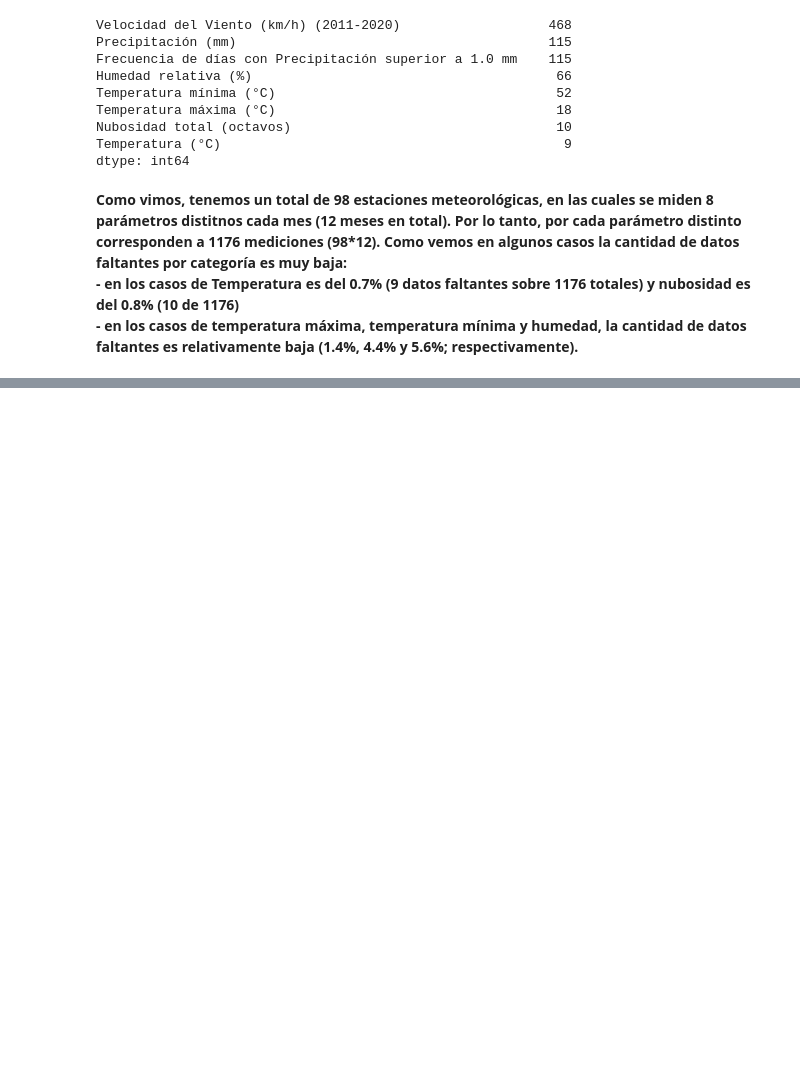
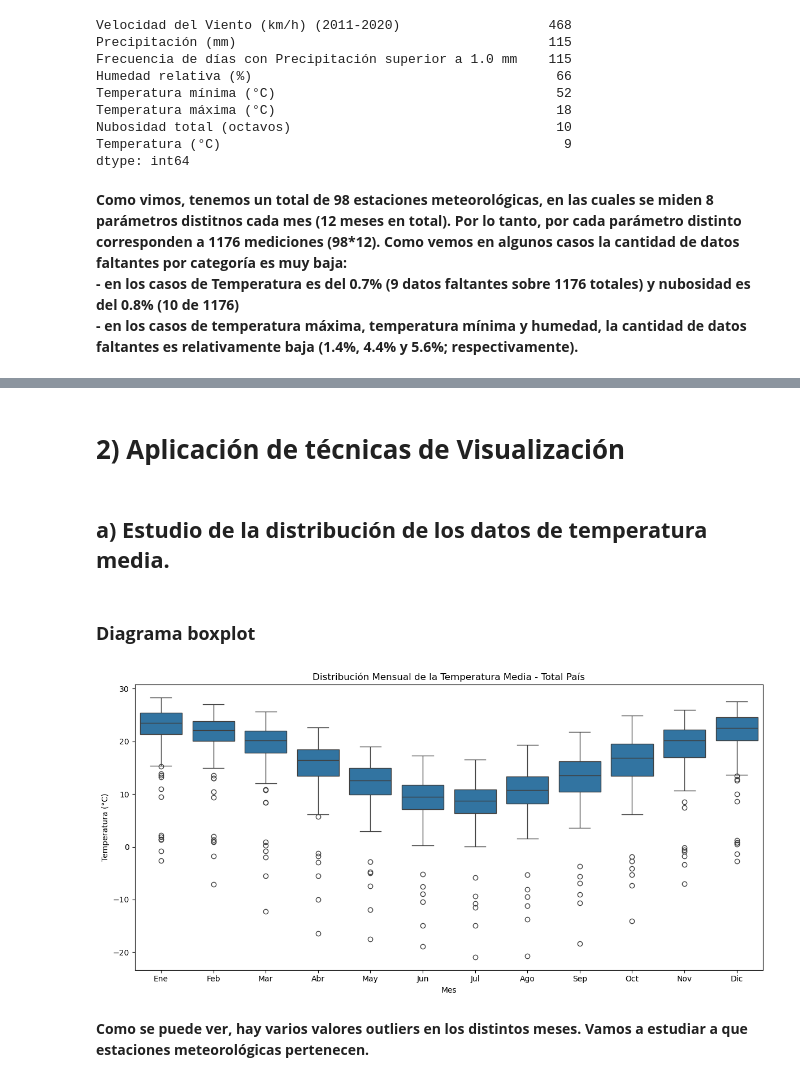
Before and after one commit to jFet1/AdD-TP, a Jupyter notebook: Trabajo_final_leandro.ipynb, the cells around one changed output, grey strips where cells are left out. Cells and saved outputs as stored; diff of their text form; code cells hidden in the pictures; blank space fills up the shorter version.

```diff
--- a/Trabajo_final_leandro.ipynb
+++ b/Trabajo_final_leandro.ipynb
@@ -392,0 +295,7 @@ graficar_grupo(df_aero, grupo_3, "Nubosidad y Días con Lluvia - Aeroparque",
+# %%
+# Guardamos el df corregido como df_corr
+df_corr=df30
+df_corr
+
+#Hacemos una copia csv como checkpoint
+# df_corr.to_csv("df_corregido.csv", index = False)
@@ -392,0 +316,38 @@ graficar_grupo(df_aero, grupo_3, "Nubosidad y Días con Lluvia - Aeroparque",
+# %% [markdown]
+# **2) Aplicación de técnicas de Visualización**
+# %% [markdown]
+## **a) Estudio de la distribución de los datos de temperatura media.**
+# %% [markdown]
+### **Diagrama boxplot**
+# %%
+df_temp = df_corr[df_corr["Valor Medio de"] == "Temperatura (°C)"].copy()
+
+columnas_meses = ["Ene", "Feb", "Mar", "Abr", "May", "Jun",
+                  "Jul", "Ago", "Sep", "Oct", "Nov", "Dic"]
+
+for mes in columnas_meses:
+    df_temp[mes] = pd.to_numeric(df_temp[mes], errors='coerce')
+
+df_largo = df_temp.melt(
+    id_vars=["Estación"],
+    value_vars=columnas_meses,
+    var_name="Mes",
+    value_name="Temperatura"
+)
+
+orden_meses = ["Ene", "Feb", "Mar", "Abr", "May", "Jun",
+               "Jul", "Ago", "Sep", "Oct", "Nov", "Dic"]
+df_largo["Mes"] = pd.Categorical(df_largo["Mes"], categories=orden_meses, ordered=True)
+
+plt.figure(figsize=(12, 6))
+sns.boxplot(data=df_largo, x="Mes", y="Temperatura")
+
+plt.title("Distribución Mensual de la Temperatura Media - Total País")
+plt.xlabel("Mes")
+plt.ylabel("Temperatura (°C)")
+plt.tight_layout()
+plt.show()
+# %% [output]
+[figure, added]
+# %% [markdown]
+**Como se puede ver, hay varios valores outliers en los distintos meses. Vamos a estudiar a que estaciones meteorológicas pertenecen.**
```
Also changed, not shown: parts of 45 cells of this notebook, 1 other file.
